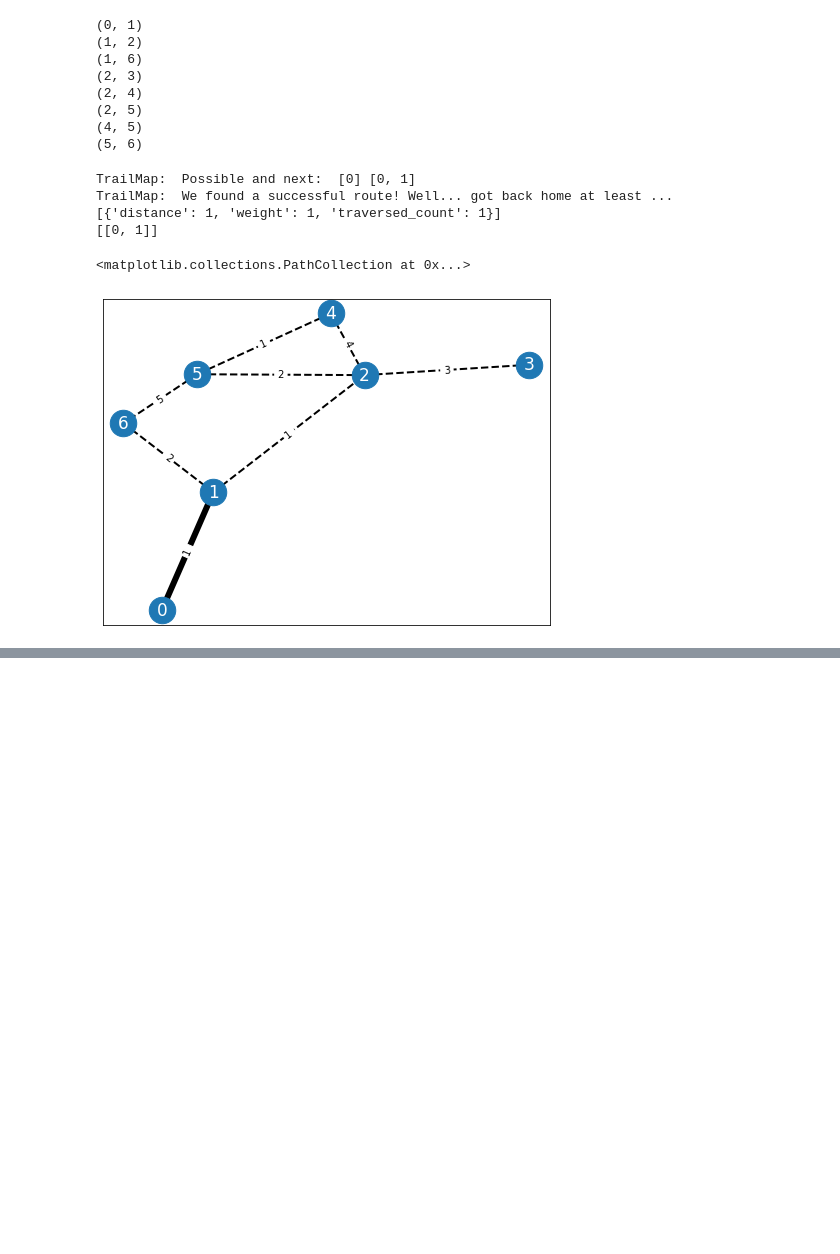
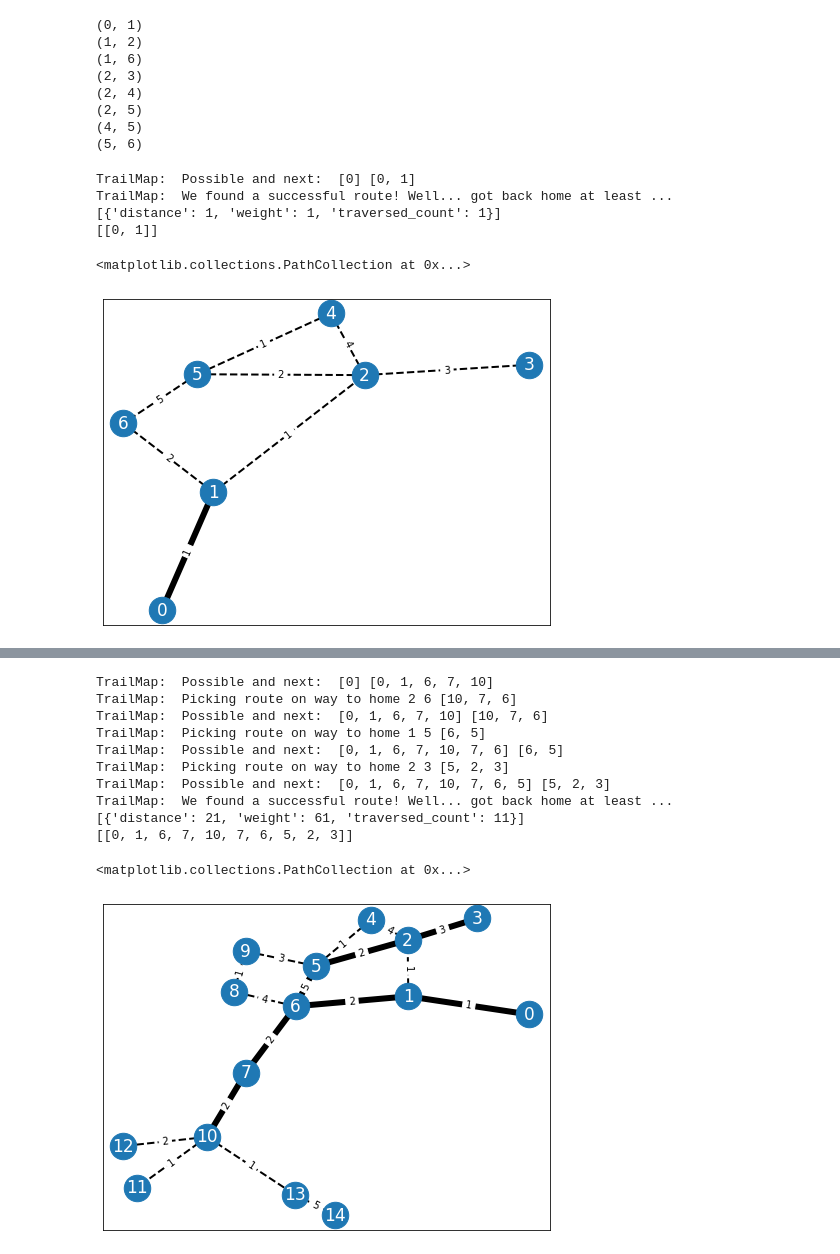
Before and after one commit to aemerick/planit, a Jupyter notebook: autotrail/networkx_testing.ipynb, the cells around one changed output, grey strips where cells are left out. Saved outputs shown, nothing was run; the diff lists cells and outputs as text; code cells hidden in the pictures; blank space fills up the shorter version.

Commit message:
Basics seem to be working even in complex graph with arb point picking. Bugfix in one of the if clauses helped this
FUCK YES ----- aka... :) woot!

```diff
--- a/autotrail/networkx_testing.ipynb
+++ b/autotrail/networkx_testing.ipynb
@@ -219,0 +221,18 @@ TrailMap:  We found a successful route! Well... got back home at least ...
+# %%
+totals, possible_route = TrailComplex.find_route(0,3,30)
+print(totals)
+print(possible_route)
+plot(TrailComplex)
+# %% [output]
+TrailMap:  Possible and next:  [0] [0, 1, 6, 7, 10]
+TrailMap:  Picking route on way to home 2 6 [10, 7, 6]
+TrailMap:  Possible and next:  [0, 1, 6, 7, 10] [10, 7, 6]
+TrailMap:  Picking route on way to home 1 5 [6, 5]
+TrailMap:  Possible and next:  [0, 1, 6, 7, 10, 7, 6] [6, 5]
+TrailMap:  Picking route on way to home 2 3 [5, 2, 3]
+TrailMap:  Possible and next:  [0, 1, 6, 7, 10, 7, 6, 5] [5, 2, 3]
+TrailMap:  We found a successful route! Well... got back home at least ...
+[{'distance': 21, 'weight': 61, 'traversed_count': 11}]
+[[0, 1, 6, 7, 10, 7, 6, 5, 2, 3]]
+<matplotlib.collections.PathCollection at 0x...>
+[figure, added]
```
Also changed, not shown: parts of 6 cells of this notebook, 1 other file.
